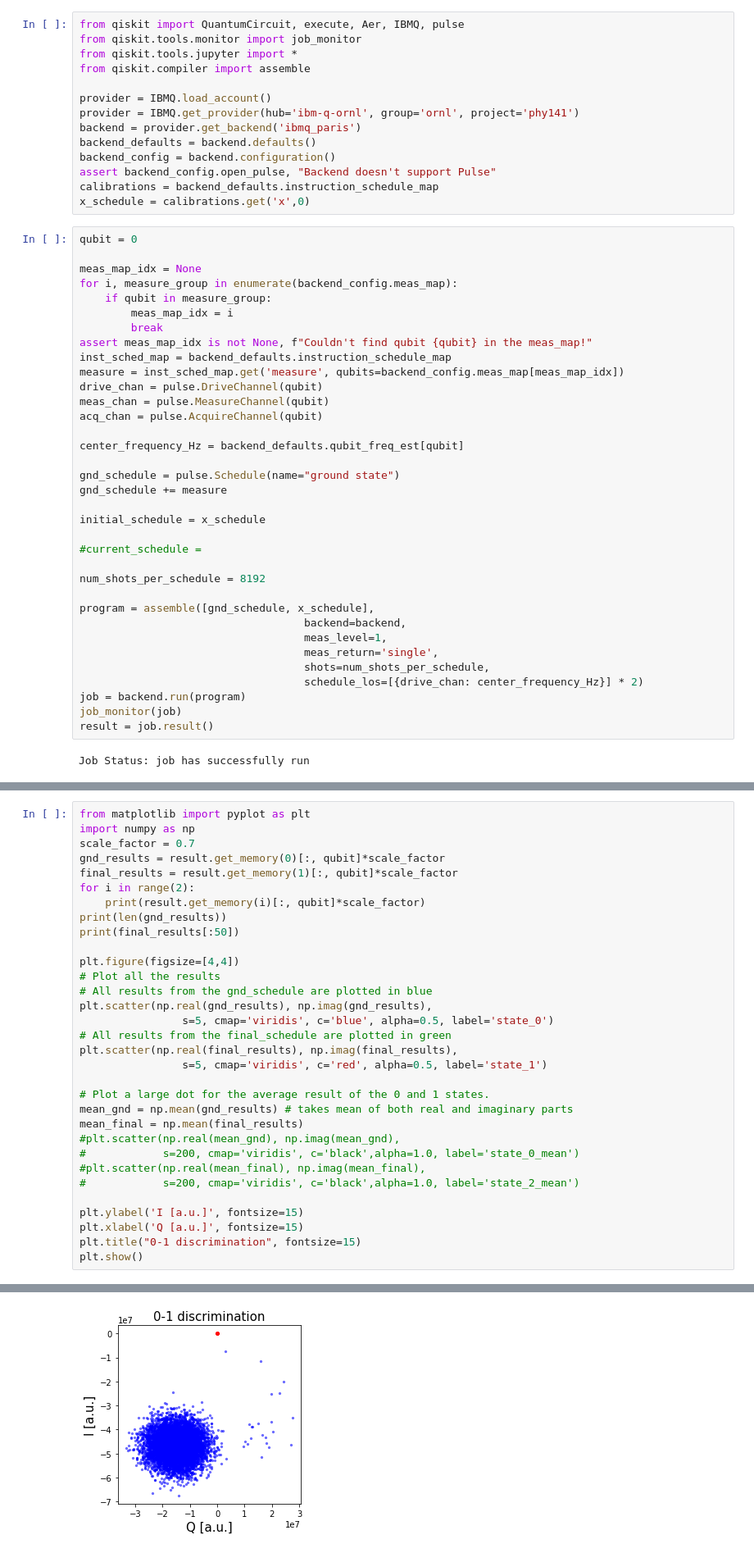
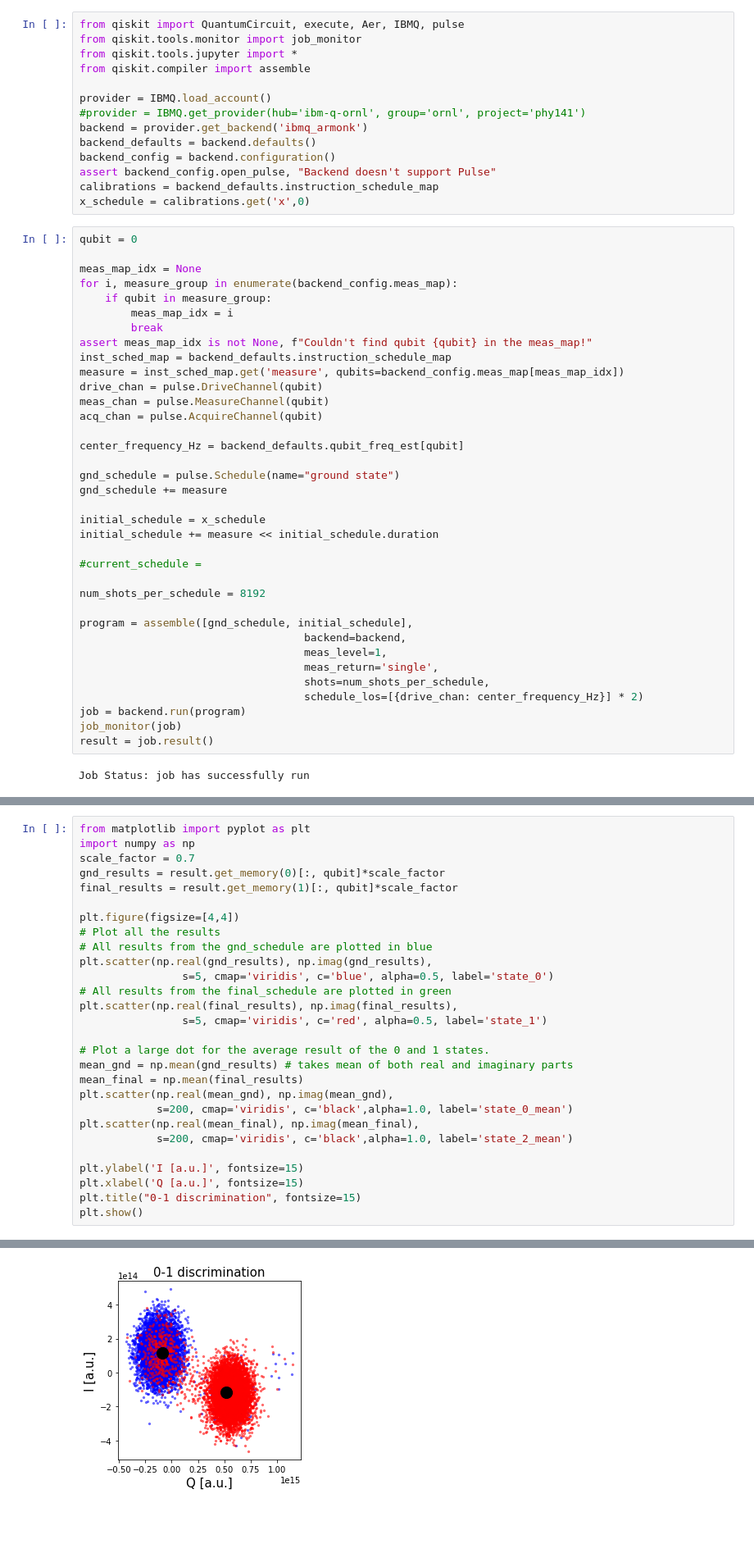
Before and after one commit to Raijeku/PI2, a Jupyter notebook: base_datos.ipynb, the cells around one changed output, grey strips where cells are left out. Shown at 82% size. Drawn from its saved outputs; the diff is of its cells as text; blank space fills up the shorter version.

```diff
--- a/base_datos.ipynb
+++ b/base_datos.ipynb
@@ -5,8 +5,8 @@ from qiskit.tools.jupyter import *
 from qiskit.compiler import assemble
 
 provider = IBMQ.load_account()
-provider = IBMQ.get_provider(hub='ibm-q-ornl', group='ornl', project='phy141')
-backend = provider.get_backend('ibmq_paris')
+#provider = IBMQ.get_provider(hub='ibm-q-ornl', group='ornl', project='phy141')
+backend = provider.get_backend('ibmq_armonk')
 backend_defaults = backend.defaults()
 backend_config = backend.configuration()
 assert backend_config.open_pulse, "Backend doesn't support Pulse"
@@ -33,12 +33,13 @@ gnd_schedule = pulse.Schedule(name="ground state")
 gnd_schedule += measure
 
 initial_schedule = x_schedule
+initial_schedule += measure << initial_schedule.duration
 
 #current_schedule =
 
 num_shots_per_schedule = 8192
 
-program = assemble([gnd_schedule, x_schedule],
+program = assemble([gnd_schedule, initial_schedule],
                                    backend=backend,
                                    meas_level=1,
                                    meas_return='single',
@@ -55,10 +64,6 @@ import numpy as np
 scale_factor = 0.7
 gnd_results = result.get_memory(0)[:, qubit]*scale_factor
 final_results = result.get_memory(1)[:, qubit]*scale_factor
-for i in range(2):
-    print(result.get_memory(i)[:, qubit]*scale_factor)
-print(len(gnd_results))
-print(final_results[:50])
 
 plt.figure(figsize=[4,4])
 # Plot all the results
@@ -72,10 +77,10 @@ plt.scatter(np.real(final_results), np.imag(final_results),
 # Plot a large dot for the average result of the 0 and 1 states.
 mean_gnd = np.mean(gnd_results) # takes mean of both real and imaginary parts
 mean_final = np.mean(final_results)
-#plt.scatter(np.real(mean_gnd), np.imag(mean_gnd),
-#            s=200, cmap='viridis', c='black',alpha=1.0, label='state_0_mean')
-#plt.scatter(np.real(mean_final), np.imag(mean_final),
-#            s=200, cmap='viridis', c='black',alpha=1.0, label='state_2_mean')
+plt.scatter(np.real(mean_gnd), np.imag(mean_gnd),
+            s=200, cmap='viridis', c='black',alpha=1.0, label='state_0_mean')
+plt.scatter(np.real(mean_final), np.imag(mean_final),
+            s=200, cmap='viridis', c='black',alpha=1.0, label='state_2_mean')
 
 plt.ylabel('I [a.u.]', fontsize=15)
 plt.xlabel('Q [a.u.]', fontsize=15)
@@ -95 +90 @@ plt.show()
-[figure, old version]
+[figure, new version]
```
Also changed, not shown: parts of 6 cells of this notebook, 3 other files.
